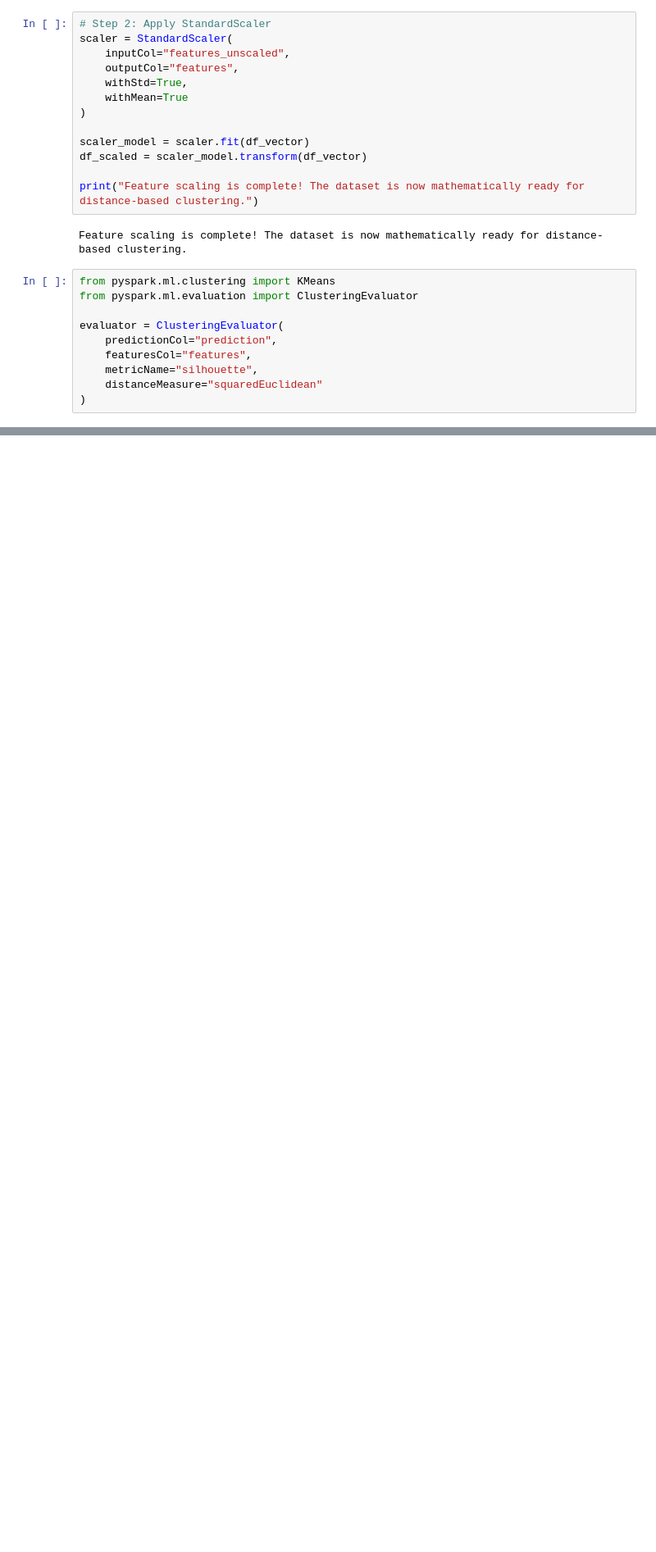
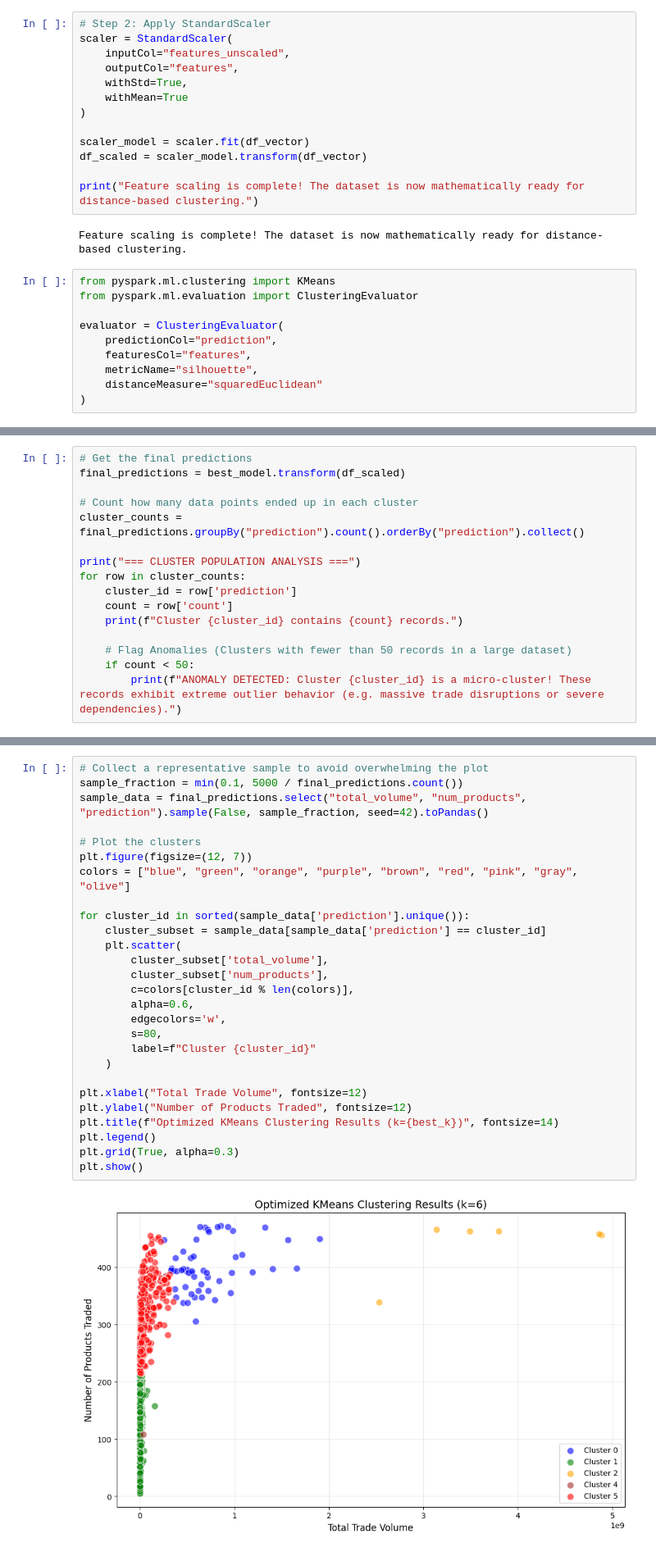
Before and after one commit to prodigal94/food-safe-bots, a Jupyter notebook: Week4_CLUSTERING_FineTuning.ipynb, the cells around one changed output, grey strips where cells are left out. Shown at 82% size. Saved outputs shown, nothing was run; the diff lists cells and outputs as text; blank space fills up the shorter version.

```diff
--- a/Week4_CLUSTERING_FineTuning.ipynb
+++ b/Week4_CLUSTERING_FineTuning.ipynb
@@ -161,0 +214,16 @@ This configuration achieved the highest Silhouette Score: 0.7634
+# %%
+# Get the final predictions
+final_predictions = best_model.transform(df_scaled)
+
+# Count how many data points ended up in each cluster
+cluster_counts = final_predictions.groupBy("prediction").count().orderBy("prediction").collect()
+
+print("=== CLUSTER POPULATION ANALYSIS ===")
+for row in cluster_counts:
+    cluster_id = row['prediction']
+    count = row['count']
+    print(f"Cluster {cluster_id} contains {count} records.")
+
+    # Flag Anomalies (Clusters with fewer than 50 records in a large dataset)
+    if count < 50:
+        print(f"ANOMALY DETECTED: Cluster {cluster_id} is a micro-cluster! These records exhibit extreme outlier behavior (e.g. massive trade disruptions or severe dependencies).")
@@ -161,0 +240,29 @@ This configuration achieved the highest Silhouette Score: 0.7634
+# %%
+# Collect a representative sample to avoid overwhelming the plot
+sample_fraction = min(0.1, 5000 / final_predictions.count())
+sample_data = final_predictions.select("total_volume", "num_products", "prediction").sample(False, sample_fraction, seed=42).toPandas()
+
+# Plot the clusters
+plt.figure(figsize=(12, 7))
+colors = ["blue", "green", "orange", "purple", "brown", "red", "pink", "gray", "olive"]
+
+for cluster_id in sorted(sample_data['prediction'].unique()):
+    cluster_subset = sample_data[sample_data['prediction'] == cluster_id]
+    plt.scatter(
+        cluster_subset['total_volume'],
+        cluster_subset['num_products'],
+        c=colors[cluster_id % len(colors)],
+        alpha=0.6,
+        edgecolors='w',
+        s=80,
+        label=f"Cluster {cluster_id}"
+    )
+
+plt.xlabel("Total Trade Volume", fontsize=12)
+plt.ylabel("Number of Products Traded", fontsize=12)
+plt.title(f"Optimized KMeans Clustering Results (k={best_k})", fontsize=14)
+plt.legend()
+plt.grid(True, alpha=0.3)
+plt.show()
+# %% [output]
+[figure, added]
```
Also changed, not shown: parts of 7 cells of this notebook.
